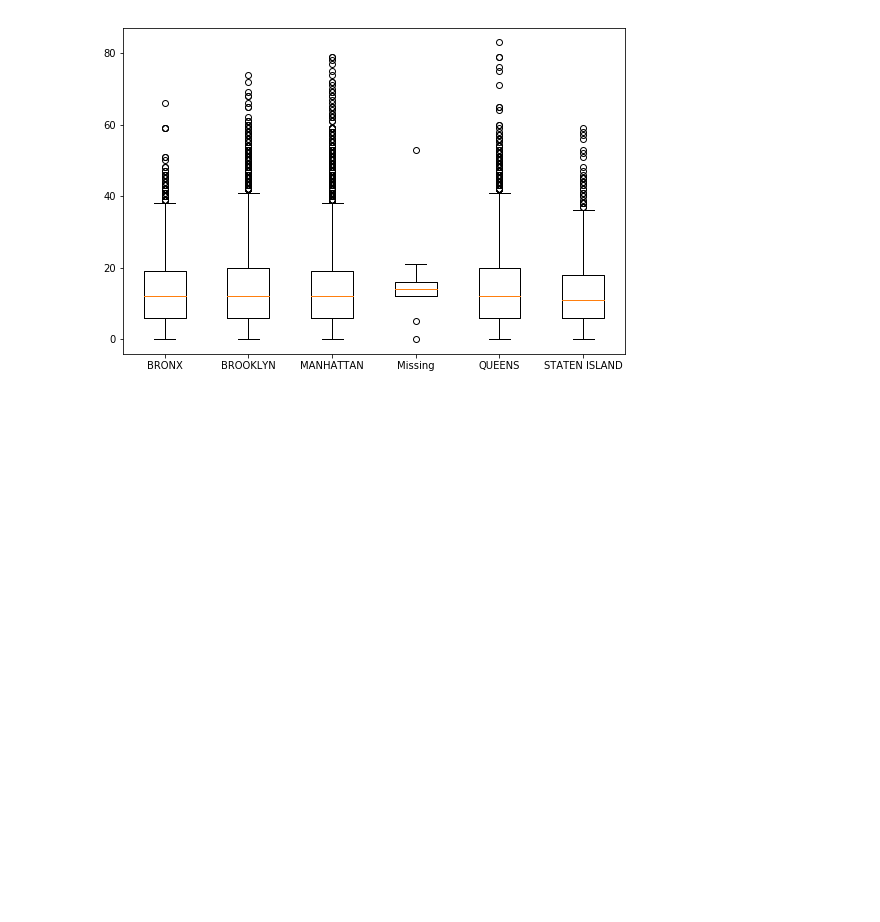
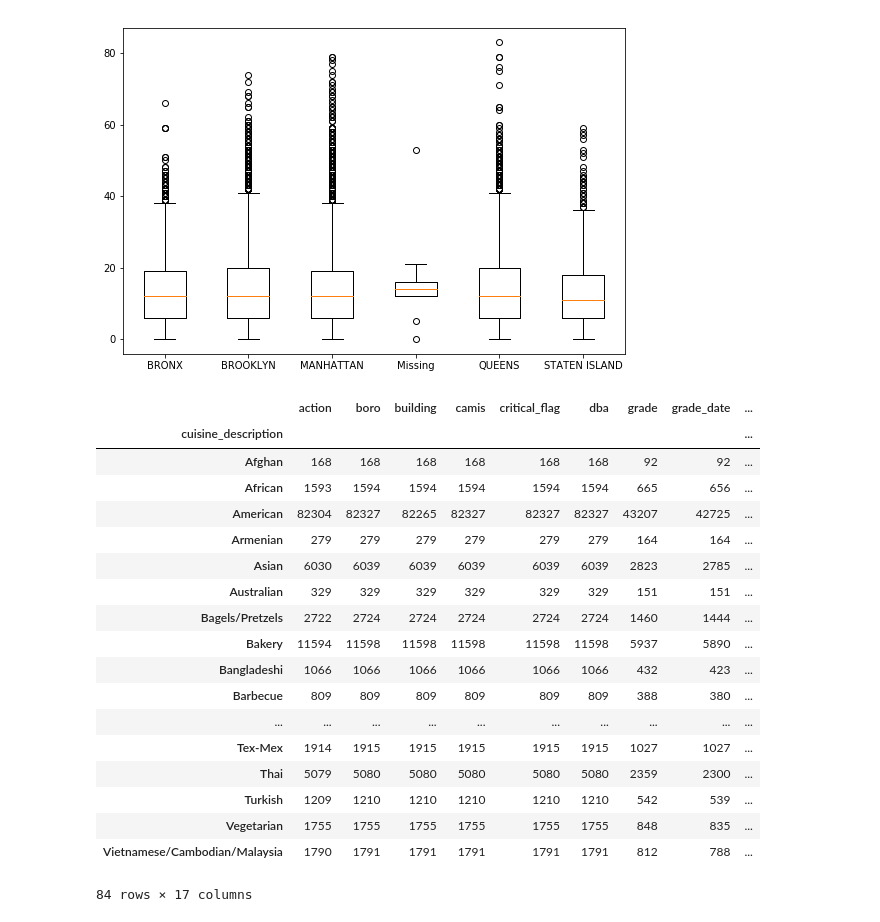
Before and after one commit to vknguyen1902/nyc-restaurants-inspections, a Jupyter notebook: json-restaurants-inspections.ipynb, the cells around one changed output. Drawn from its saved outputs; the diff is of its cells as text; code cells hidden in the pictures; blank space fills up the shorter version.

Commit message:
added cuisine df

```diff
--- a/json-restaurants-inspections.ipynb
+++ b/json-restaurants-inspections.ipynb
@@ -112,3 +96,28 @@ ax.set_xticklabels(boros)
 plt.show()
 # %% [output]
 [figure]
+# %%
+cuisine_count = data_df.groupby(['cuisine_description']).count()
+#cuisine_count = pd.DataFrame(violation_count)
+#cuisine_count = violation_count.reset_index()
+cuisine_count
+# %% [output]
+|  | action | boro | building | camis | critical_flag | dba | grade | grade_date | ... |
+| cuisine_description |  |  |  |  |  |  |  |  | ... |
+| Afghan | 168 | 168 | 168 | 168 | 168 | 168 | 92 | 92 | ... |
+| African | 1593 | 1594 | 1594 | 1594 | 1594 | 1594 | 665 | 656 | ... |
+| American | 82304 | 82327 | 82265 | 82327 | 82327 | 82327 | 43207 | 42725 | ... |
+| Armenian | 279 | 279 | 279 | 279 | 279 | 279 | 164 | 164 | ... |
+| Asian | 6030 | 6039 | 6039 | 6039 | 6039 | 6039 | 2823 | 2785 | ... |
+| Australian | 329 | 329 | 329 | 329 | 329 | 329 | 151 | 151 | ... |
+| Bagels/Pretzels | 2722 | 2724 | 2724 | 2724 | 2724 | 2724 | 1460 | 1444 | ... |
+| Bakery | 11594 | 11598 | 11598 | 11598 | 11598 | 11598 | 5937 | 5890 | ... |
+| Bangladeshi | 1066 | 1066 | 1066 | 1066 | 1066 | 1066 | 432 | 423 | ... |
+| Barbecue | 809 | 809 | 809 | 809 | 809 | 809 | 388 | 380 | ... |
+| ... | ... | ... | ... | ... | ... | ... | ... | ... | ... |
+| Tex-Mex | 1914 | 1915 | 1915 | 1915 | 1915 | 1915 | 1027 | 1027 | ... |
+| Thai | 5079 | 5080 | 5080 | 5080 | 5080 | 5080 | 2359 | 2300 | ... |
+| Turkish | 1209 | 1210 | 1210 | 1210 | 1210 | 1210 | 542 | 539 | ... |
+| Vegetarian | 1755 | 1755 | 1755 | 1755 | 1755 | 1755 | 848 | 835 | ... |
+| Vietnamese/Cambodian/Malaysia | 1790 | 1791 | 1791 | 1791 | 1791 | 1791 | 812 | 788 | ... |
+84 rows × 17 columns
```
Also changed, not shown: parts of 3 cells of this notebook.
